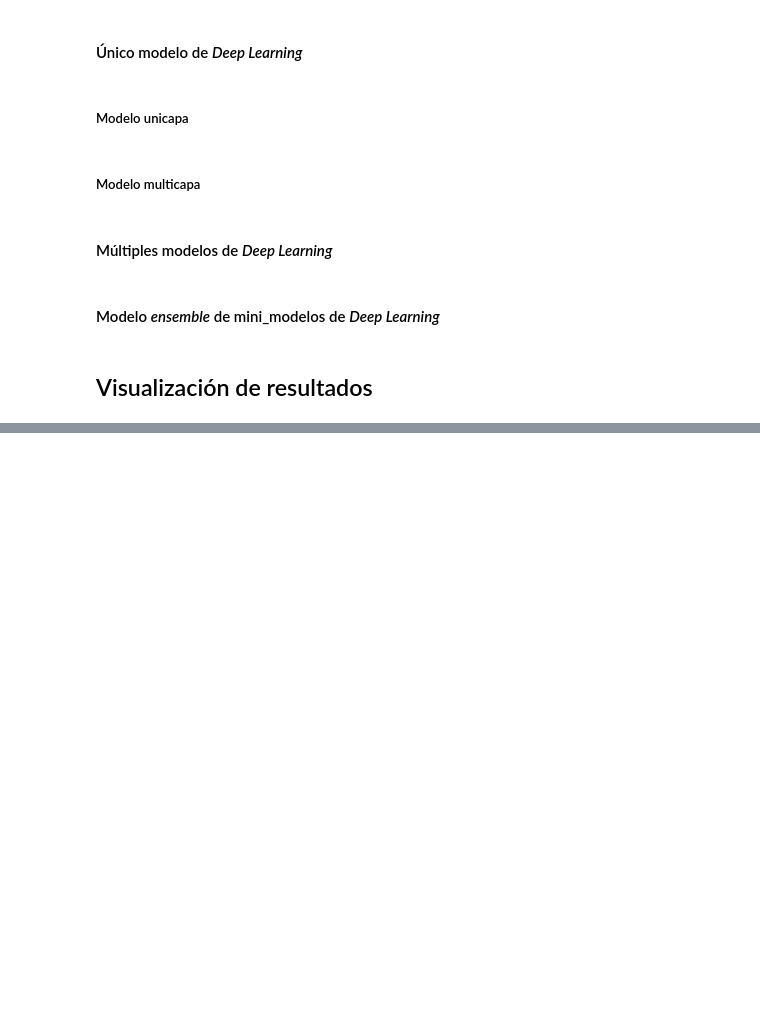
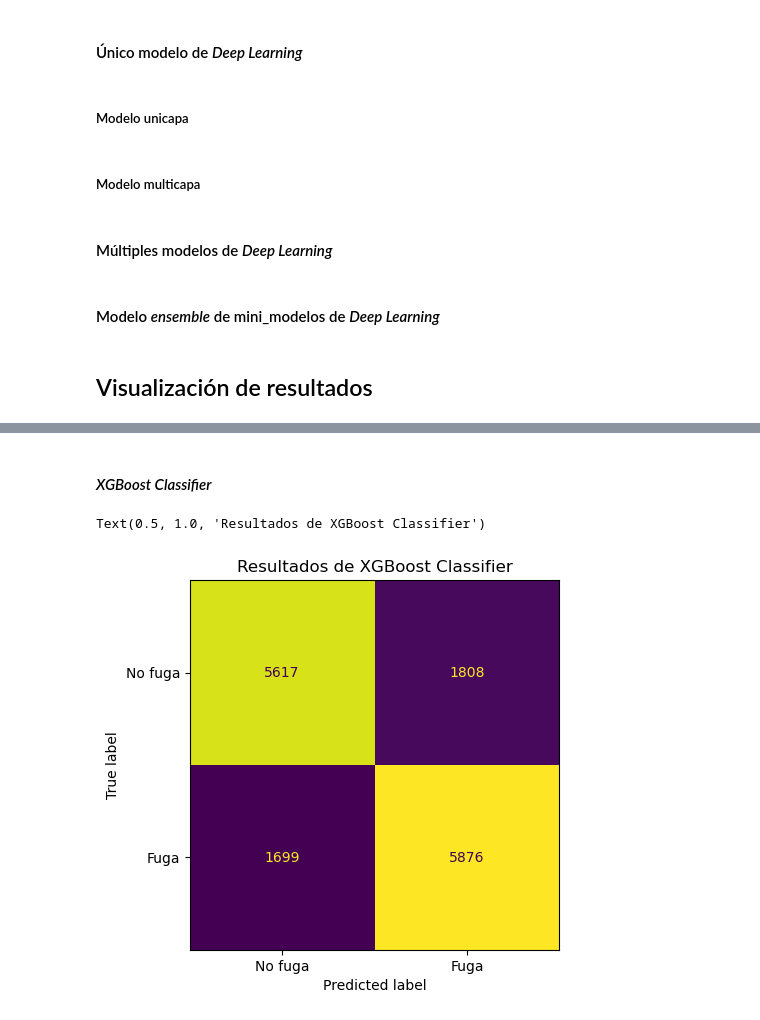
Before and after one commit to alu0101351773/TFM, a Jupyter notebook: src/project/main.ipynb, the cells around one changed output, grey strips where cells are left out. Drawn from its saved outputs; the diff is of its cells as text; code cells hidden in the pictures; blank space fills up the shorter version.

```diff
--- a/src/project/main.ipynb
+++ b/src/project/main.ipynb
@@ -921,0 +1222,12 @@ def display_performance_table(results: list[dict]) -> None:
+# %% [markdown]
+#### _XGBoost Classifier_
+# %%
+ConfusionMatrixDisplay(
+    xgb_results[0]['confusion_matrix'],
+    display_labels=['No fuga', 'Fuga']
+).plot(colorbar=False)
+
+plt.title('Resultados de XGBoost Classifier')
+# %% [output]
+Text(0.5, 1.0, 'Resultados de XGBoost Classifier')
+[figure, added]
```
Also changed, not shown: parts of 59 cells of this notebook.
